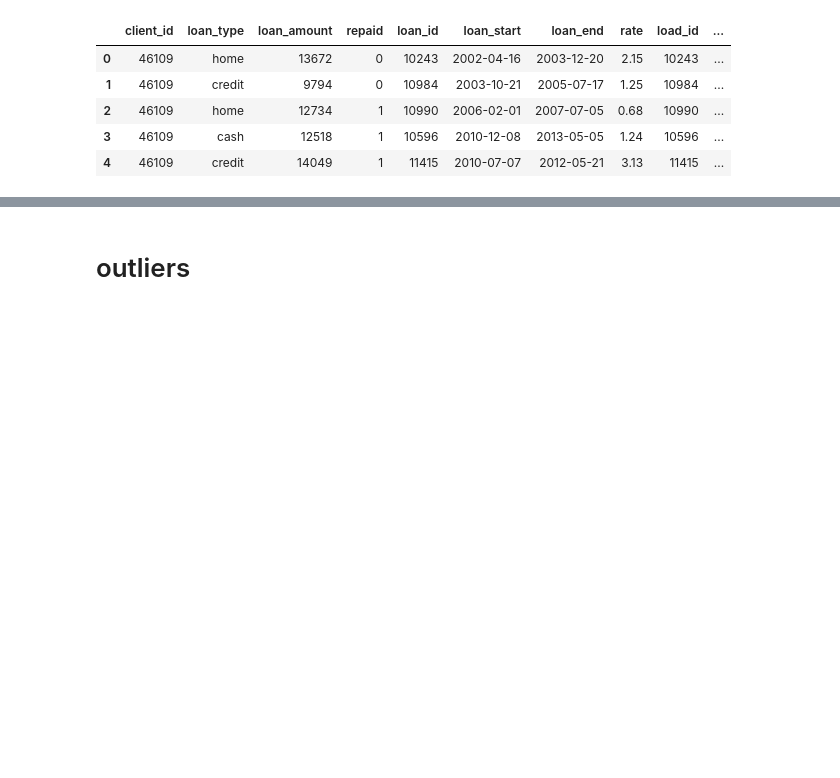
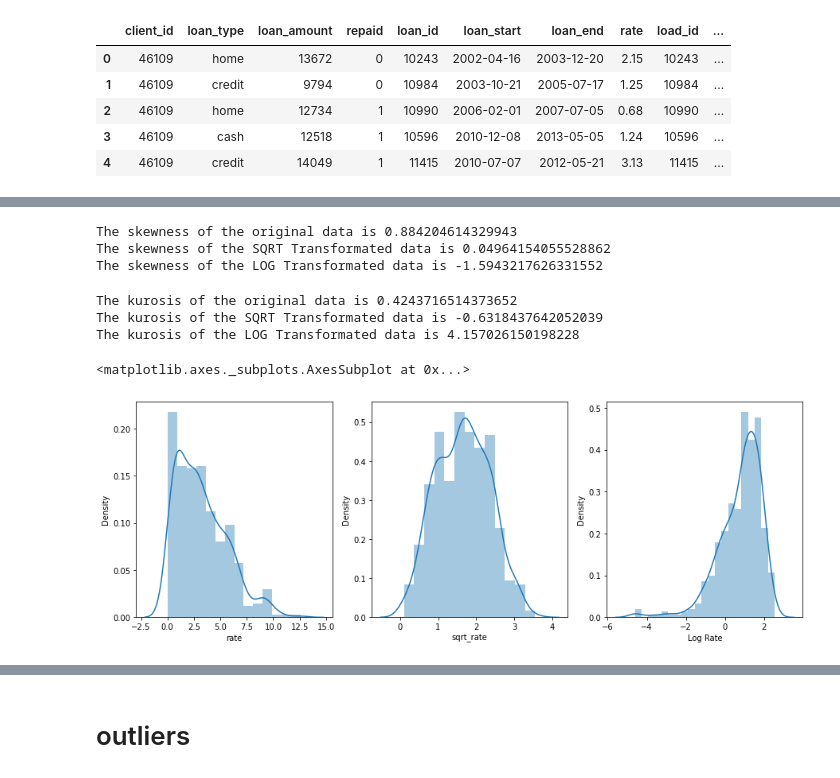
Before and after one commit to dkdkdskf/kkk, a Jupyter notebook: Student notebook.ipynb, the cells around one changed output, grey strips where cells are left out. Drawn from its saved outputs; the diff is of its cells as text; code cells hidden in the pictures; blank space fills up the shorter version.

```diff
--- a/Student notebook.ipynb
+++ b/Student notebook.ipynb
@@ -145,0 +162,3 @@ df.head()
+# %%
+df['Log Rate']=np.log(df['rate'])
+df.head()
@@ -145,0 +172,25 @@ df.head()
+# %%
+print("The skewness of the original data is {}".format(df.rate.skew()))
+print('The skewness of the SQRT Transformated data is {}'. format(df.SQRT_RATE.skew()))
+print('The skewness of the LOG Transformated data is {}'. format(df['Log Rate'].skew()))
+# %% [output]
+The skewness of the original data is 0.884204614329943
+The skewness of the SQRT Transformated data is 0.04964154055528862
+The skewness of the LOG Transformated data is -1.5943217626331552
+# %%
+print("The kurosis of the original data is {}".format(df.rate.kurt()))
+print('The kurosis of the SQRT Transformated data is {}'. format(df.SQRT_RATE.kurt()))
+print('The kurosis of the LOG Transformated data is {}'. format(df['Log Rate'].kurt()))
+# %% [output]
+The kurosis of the original data is 0.4243716514373652
+The kurosis of the SQRT Transformated data is -0.6318437642052039
+The kurosis of the LOG Transformated data is 4.157026150198228
+# %%
+fig,axes = plt.subplots(1,3,figsize=(15,5))
+
+sns.distplot(df['rate'],ax=axes[0])
+sns.distplot(df['sqrt_rate'],ax=axes[1])
+sns.distplot(df['Log Rate'], ax=axes[2])
+# %% [output]
+<matplotlib.axes._subplots.AxesSubplot at 0x...>
+[figure, added]
```
Also changed, not shown: parts of 45 cells of this notebook.
